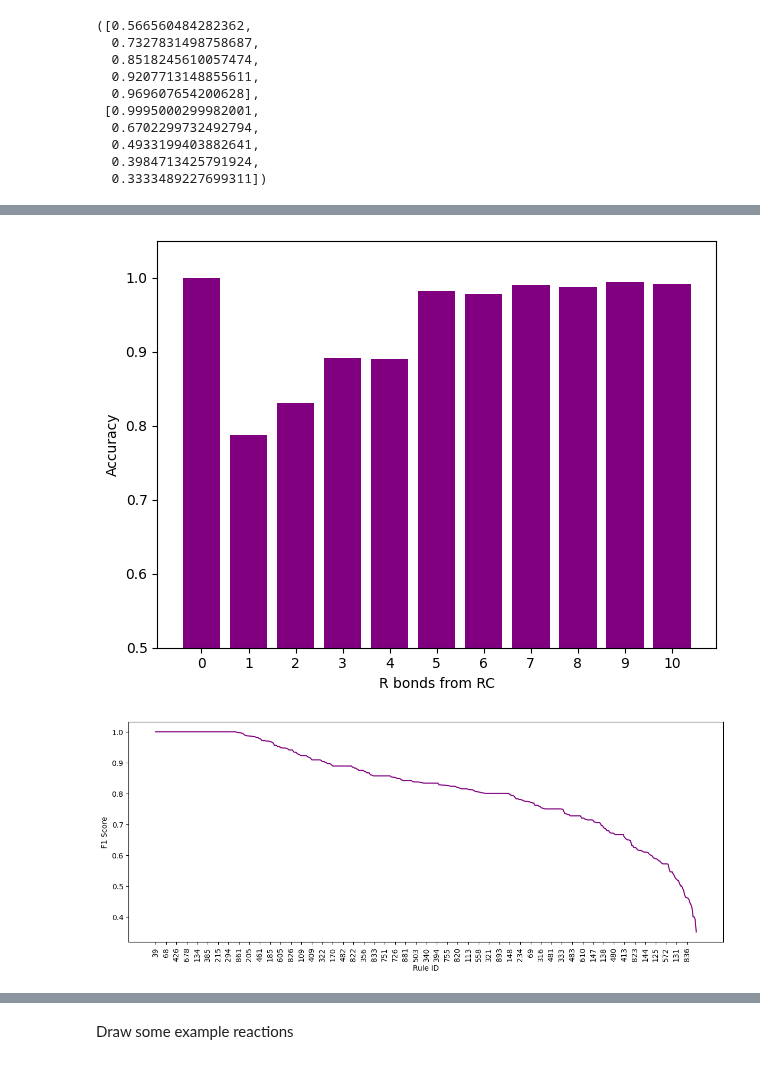
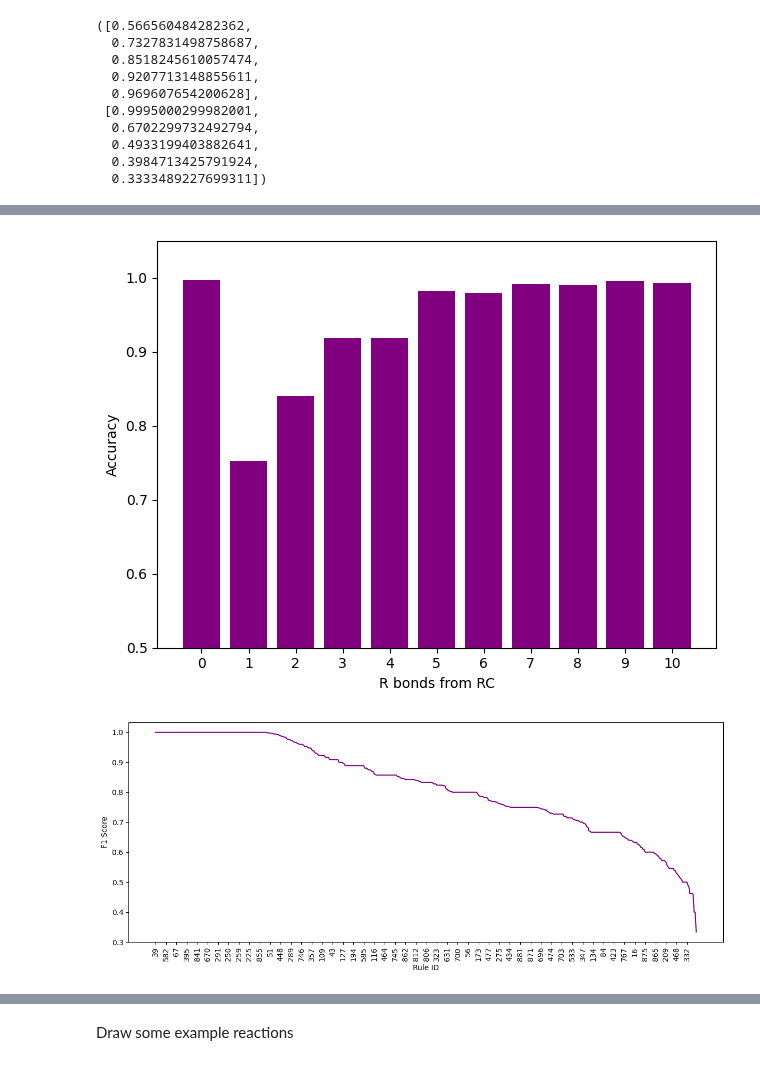
Before and after one commit to stefanpate/coarse-grain-rxns, a Jupyter notebook: notebooks/mech_classification_performance.ipynb, the cells around one changed output, grey strips where cells are left out. Saved outputs shown, nothing was run; the diff lists cells and outputs as text; code cells hidden in the pictures.

Commit message:
Fixed up mech classification perf nb. Installed venn diagram lib

```diff
--- a/notebooks/mech_classification_performance.ipynb
+++ b/notebooks/mech_classification_performance.ipynb
@@ -295,22 +295,22 @@ plt.show()
 # %%
 acc_by_R = pred_df.groupby("min_dist_to_rc").apply(
-    lambda x: accuracy_score(x.y, x.y_pred >= 0.2)
+    lambda x: accuracy_score(x.y, x.y_pred >= 0.5)
 ).iloc[:11]
 
 fig, ax = plt.subplots()
 ax.bar(acc_by_R.index, acc_by_R.values, color='purple')
 ax.set_xticks(acc_by_R.index)
 ax.set_xlabel("R bonds from RC")
 ax.set_ylabel("Accuracy")
 ax.set_ylim(0.5, 1.05)
 plt.tight_layout()
 fig.savefig(Path(cfg.figures) / "accuracy_by_R.svg", format='svg')
 plt.show()
 # %% [output]
-[figure, old version]
+[figure, new version]
 # %%
 f1_by_rule = pred_df.groupby("rule_id").apply(
-    lambda x: f1_score(x.y, x.y_pred >= 0.2)
+    lambda x: f1_score(x.y, x.y_pred >= 0.5)
 ).sort_values(ascending=False)
 
 fig, ax = plt.subplots(figsize=(12, 5))
@@ -323,7 +323,7 @@ plt.tight_layout()
 fig.savefig(Path(cfg.figures) / "f1_by_mechinformed_rule.svg", format='svg')
 plt.show()
 # %% [output]
-[figure, old version]
+[figure, new version]
 # %%
 disp = CalibrationDisplay.from_predictions(
     pred_df.y,
```
Also changed, not shown: parts of 9 cells of this notebook, 14 other files.
